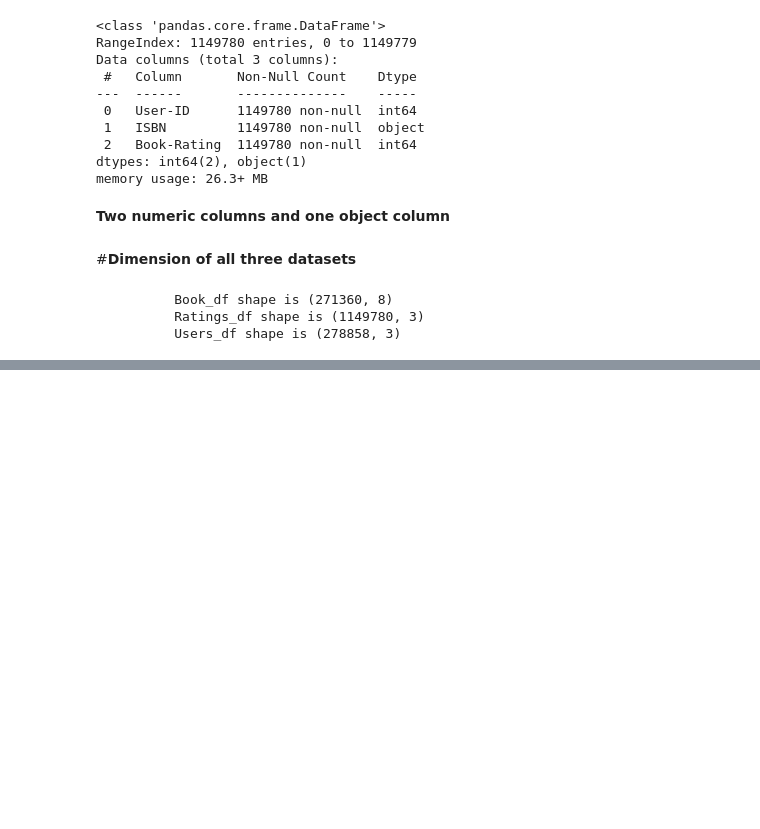
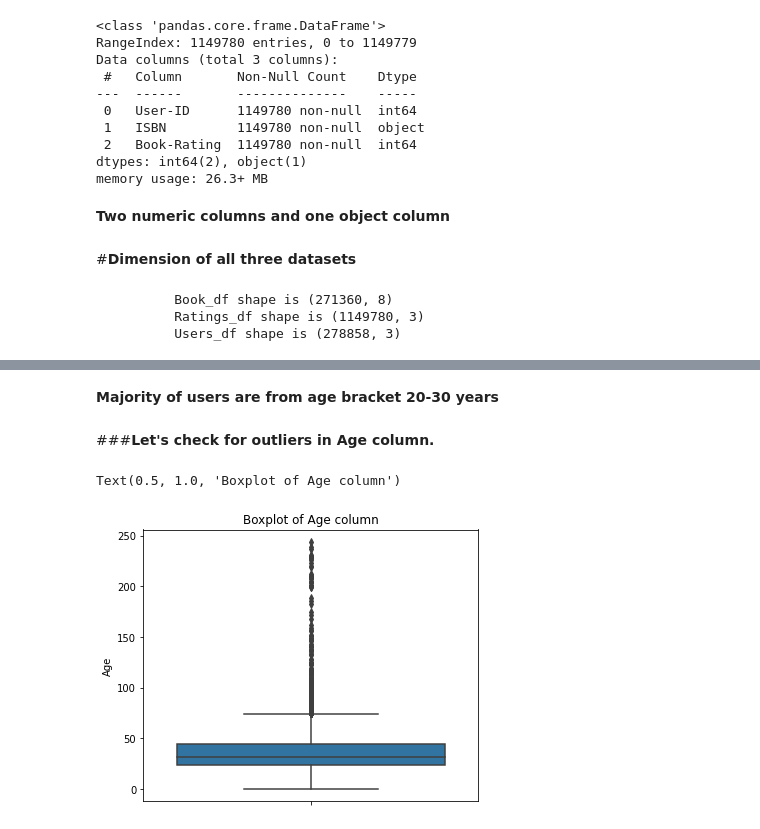
Before and after one commit to Preritp2/Book_Recommendation_System_Capstone_Project_4, a Jupyter notebook: Book_Recommendation_System_Prerit_Tyagi_Capstone_Project_4.ipynb, the cells around one changed output, grey strips where cells are left out. Saved outputs shown, nothing was run; the diff lists cells and outputs as text; code cells hidden in the pictures; blank space fills up the shorter version.

```diff
--- a/Book_Recommendation_System_Prerit_Tyagi_Capstone_Project_4.ipynb
+++ b/Book_Recommendation_System_Prerit_Tyagi_Capstone_Project_4.ipynb
@@ -227,0 +278,13 @@ print(f'''\t  Book_df shape is {books.shape}
+# %% [markdown]
+**Majority of users are from age bracket 20-30 years**
+# %% [markdown]
+###**Let's check for outliers in Age column.**
+# %%
+# Plotting boxplot for age column
+
+plt.figure(figsize=(6,5))
+sns.boxplot(y='Age', data=users)
+plt.title('Boxplot of Age column')
+# %% [output]
+Text(0.5, 1.0, 'Boxplot of Age column')
+[figure, added]
```
Also changed, not shown: parts of 103 cells of this notebook.
